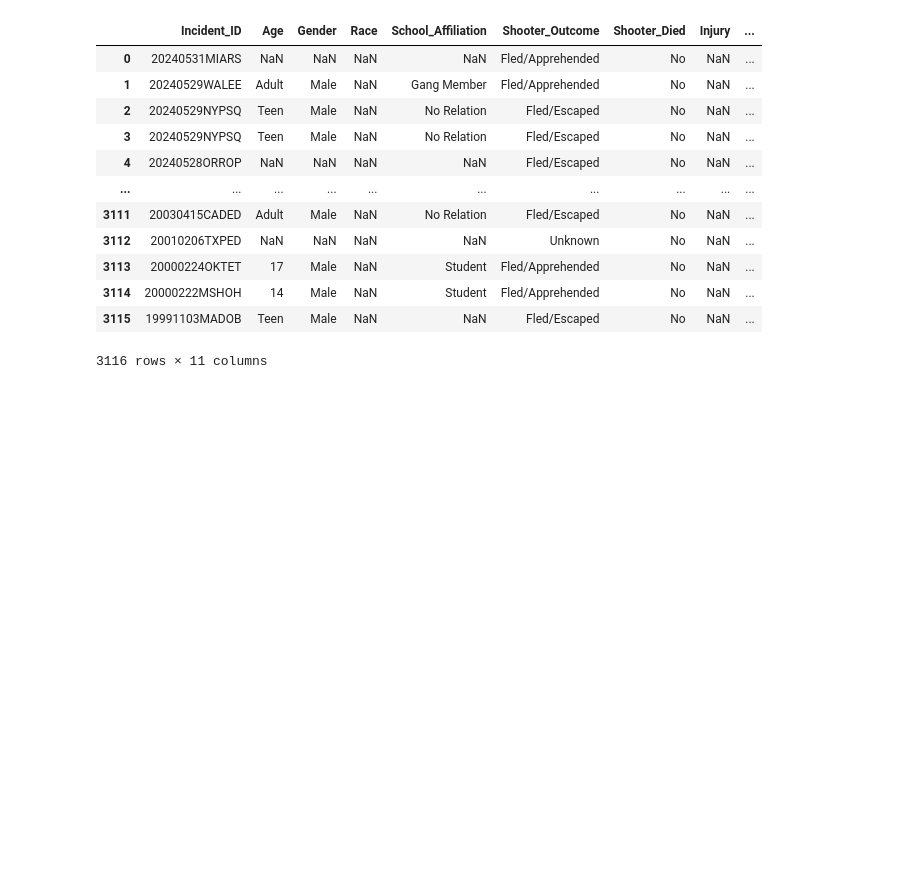
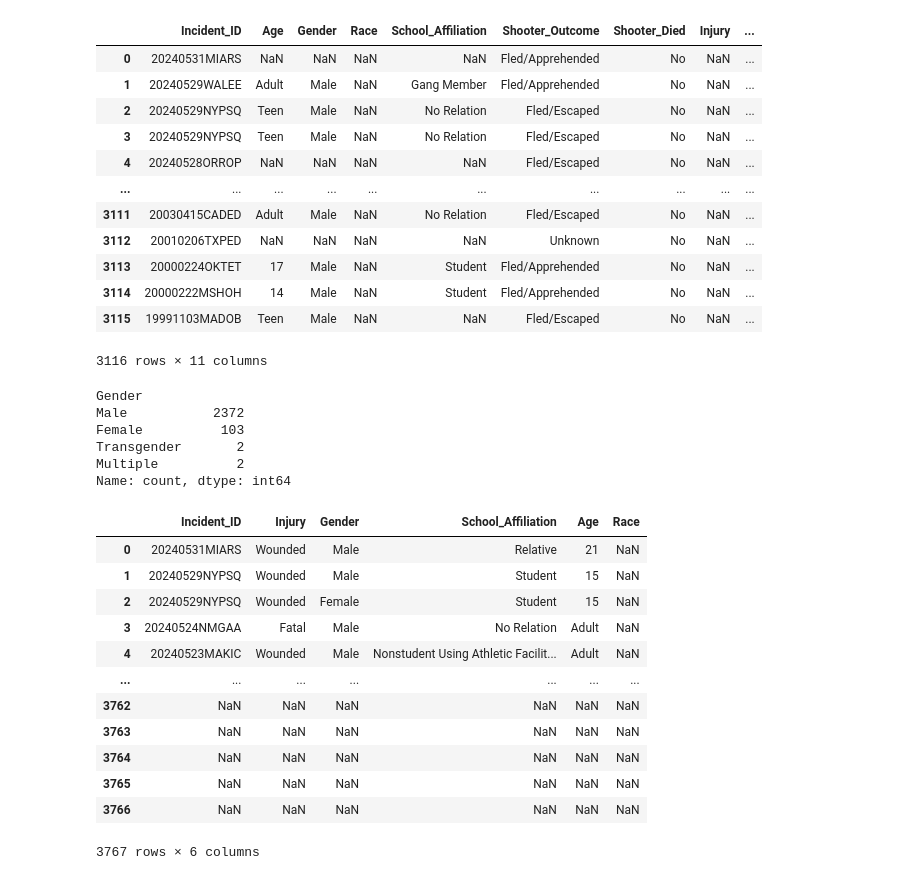
Before and after one commit to AdellAD4/U.S._Gun_Violence_DA11_Capstone_Project, a Jupyter notebook: notebooks/AAD_DA11_Capstone.ipynb, the cells around one changed output. Drawn from its saved outputs; the diff is of its cells as text; code cells hidden in the pictures; blank space fills up the shorter version.

```diff
--- a/notebooks/AAD_DA11_Capstone.ipynb
+++ b/notebooks/AAD_DA11_Capstone.ipynb
@@ -1185,3 +1185,29 @@ school_shootersdf
 3116 rows × 11 columns
 # %%
 school_shootersdf.to_csv(r'C:\Users\adaly\DA11\DA11\Capstone\U.S._Gun_Violence_DA11_Capstone_Project\capstone_data\school_shooters.csv')
+# %%
+school_shootersdf['Gender'].value_counts()
+# %% [output]
+Gender
+Male           2372
+Female          103
+Transgender       2
+Multiple          2
+Name: count, dtype: int64
+# %%
+victimsdf = pd.read_csv("../capstone_data/victims.csv")
+victimsdf
+# %% [output]
+|  | Incident_ID | Injury | Gender | School_Affiliation | Age | Race |
+| 0 | 20240531MIARS | Wounded | Male | Relative | 21 | NaN |
+| 1 | 20240529NYPSQ | Wounded | Male | Student | 15 | NaN |
+| 2 | 20240529NYPSQ | Wounded | Female | Student | 15 | NaN |
+| 3 | 20240524NMGAA | Fatal | Male | No Relation | Adult | NaN |
+| 4 | 20240523MAKIC | Wounded | Male | Nonstudent Using Athletic Facilit... | Adult | NaN |
+| ... | ... | ... | ... | ... | ... | ... |
+| 3762 | NaN | NaN | NaN | NaN | NaN | NaN |
+| 3763 | NaN | NaN | NaN | NaN | NaN | NaN |
+| 3764 | NaN | NaN | NaN | NaN | NaN | NaN |
+| 3765 | NaN | NaN | NaN | NaN | NaN | NaN |
+| 3766 | NaN | NaN | NaN | NaN | NaN | NaN |
+3767 rows × 6 columns
```
Also changed, not shown: parts of 9 cells of this notebook, 1 other file.
